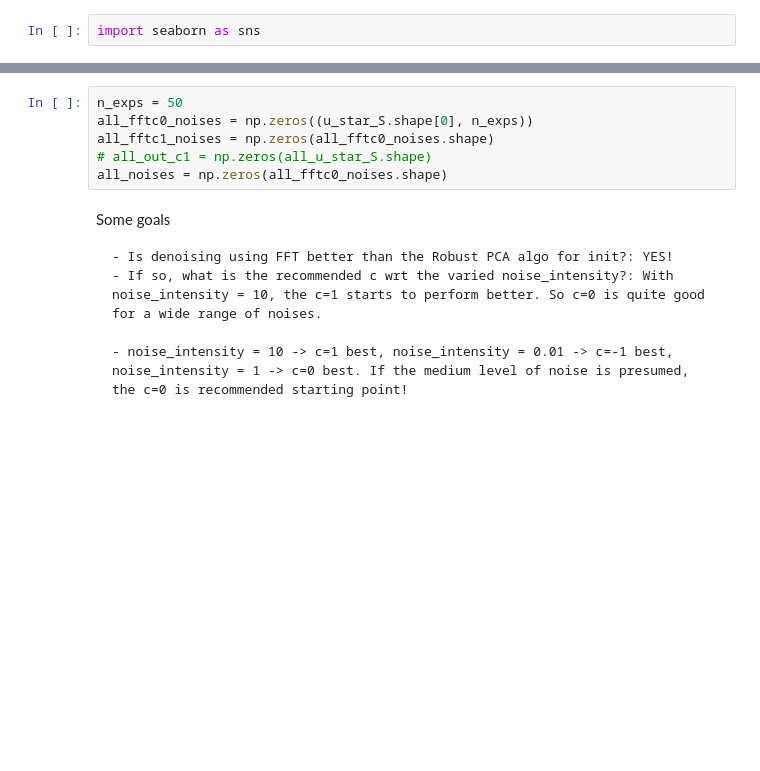
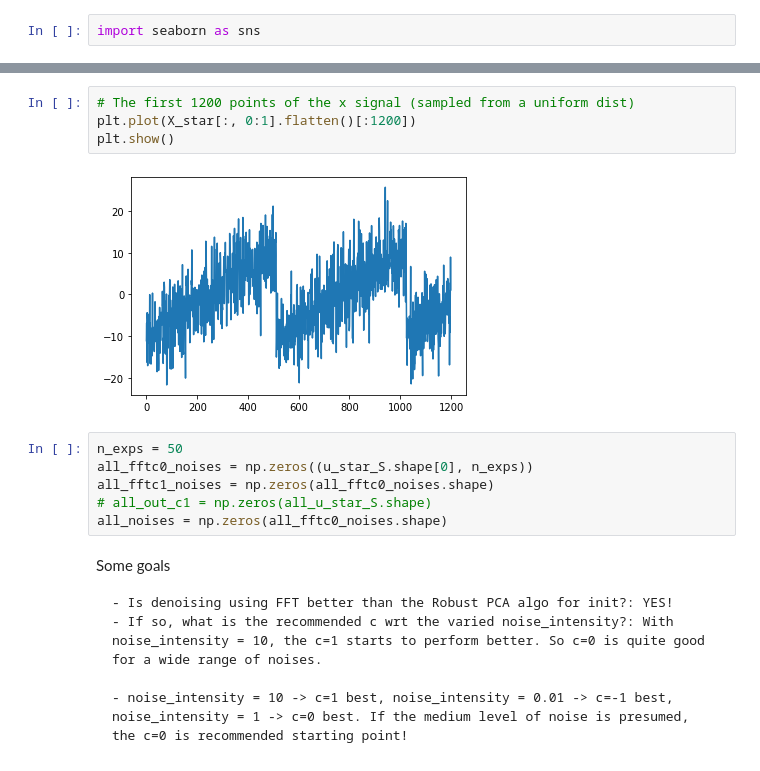
Before and after one commit to Pongpisit-Thanasutives/Multi-task-Physics-informed-neural-networks, a Jupyter notebook: inverse_small_KS/fft vs rpca on inputs.ipynb, the cells around one changed output, grey strips where cells are left out. Drawn from its saved outputs; the diff is of its cells as text; blank space fills up the shorter version.

```diff
--- a/inverse_small_KS/fft vs rpca on inputs.ipynb
+++ b/inverse_small_KS/fft vs rpca on inputs.ipynb
@@ -100,3 +100,9 @@ plt.show()
+# %%
+# The first 1200 points of the x signal (sampled from a uniform dist)
+plt.plot(X_star[:, 0:1].flatten()[:1200])
+plt.show()
+# %% [output]
+[figure, added]
 # %%
 n_exps = 50
 all_fftc0_noises = np.zeros((u_star_S.shape[0], n_exps))
```
Also changed, not shown: parts of 5 cells of this notebook, 7 other files.
